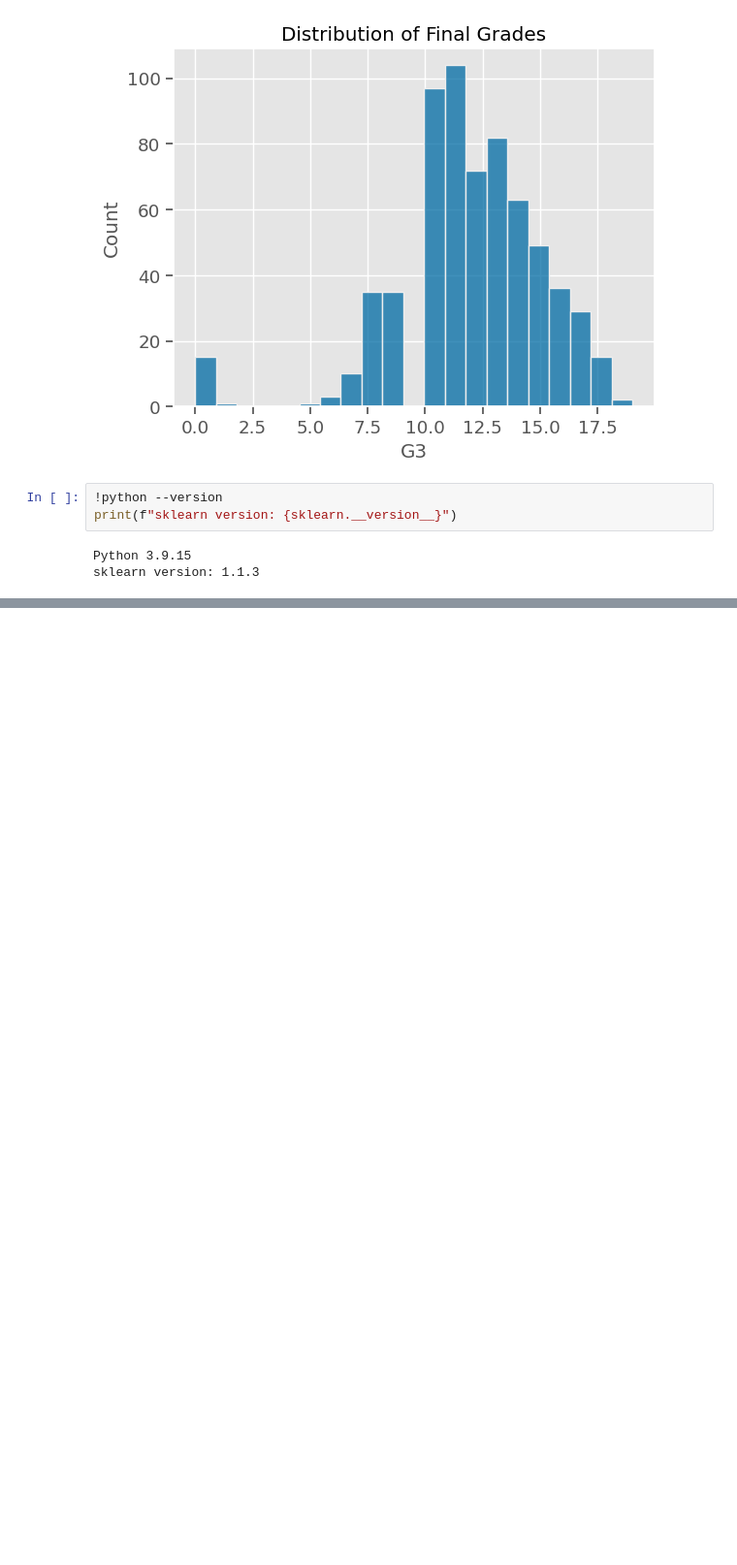
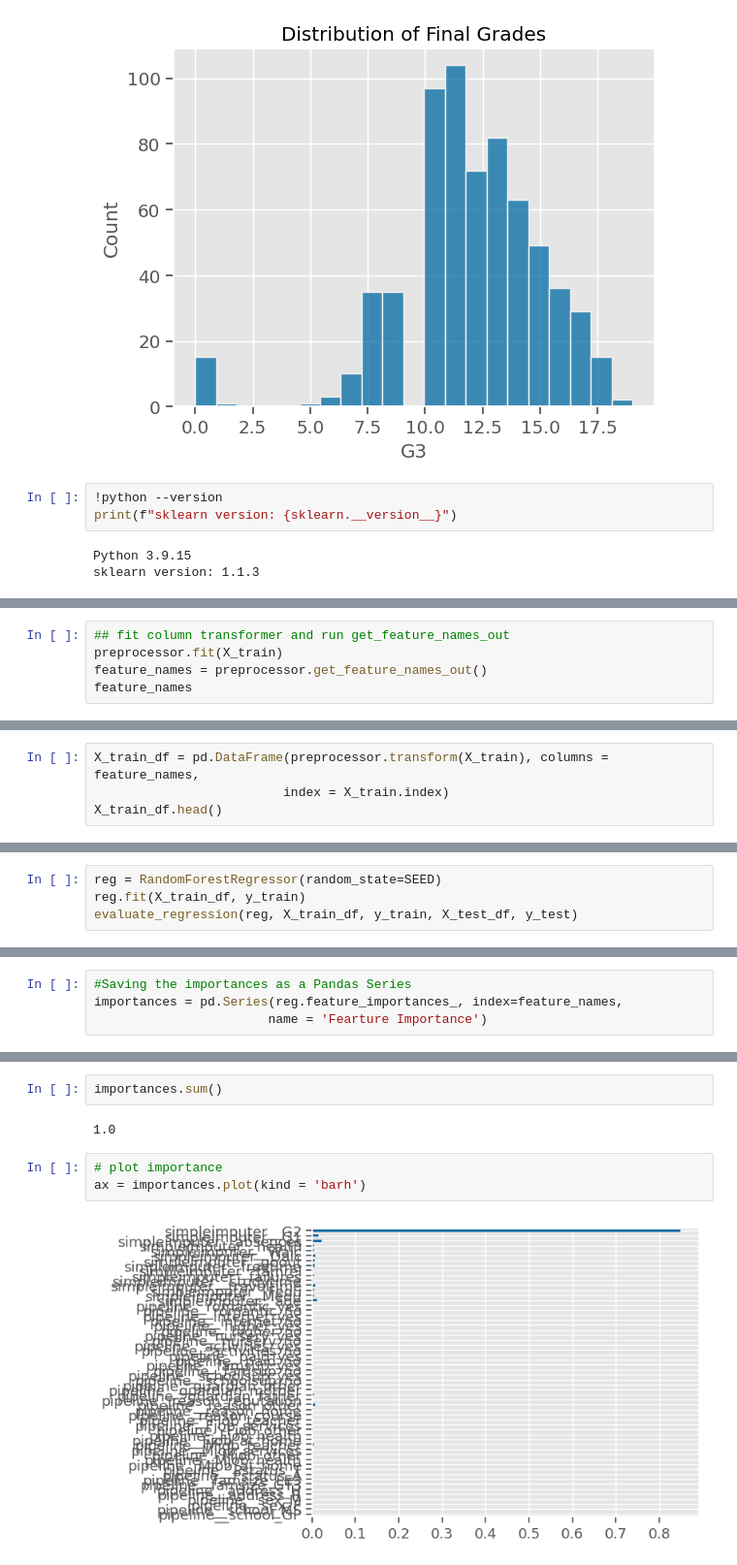
Before and after one commit to sheha919/data_visualization, a Jupyter notebook: notes_week17.ipynb, the cells around one changed output, grey strips where cells are left out. Shown at 97% size. Drawn from its saved outputs; the diff is of its cells as text; blank space fills up the shorter version.

```diff
--- a/notes_week17.ipynb
+++ b/notes_week17.ipynb
@@ -101,0 +203,5 @@ sklearn version: 1.1.3
+# %%
+## fit column transformer and run get_feature_names_out
+preprocessor.fit(X_train)
+feature_names = preprocessor.get_feature_names_out()
+feature_names
@@ -101,0 +226,4 @@ sklearn version: 1.1.3
+# %%
+X_train_df = pd.DataFrame(preprocessor.transform(X_train), columns = feature_names,
+                         index = X_train.index)
+X_train_df.head()
@@ -101,0 +284,4 @@ sklearn version: 1.1.3
+# %%
+reg = RandomForestRegressor(random_state=SEED)
+reg.fit(X_train_df, y_train)
+evaluate_regression(reg, X_train_df, y_train, X_test_df, y_test)
@@ -101,0 +317,4 @@ sklearn version: 1.1.3
+# %%
+#Saving the importances as a Pandas Series
+importances = pd.Series(reg.feature_importances_, index=feature_names,
+                       name = 'Fearture Importance')
@@ -101,0 +341,9 @@ sklearn version: 1.1.3
+# %%
+importances.sum()
+# %% [output]
+1.0
+# %%
+# plot importance
+ax = importances.plot(kind = 'barh')
+# %% [output]
+[figure, added]
```
Also changed, not shown: parts of 71 cells of this notebook, 1 other file.
